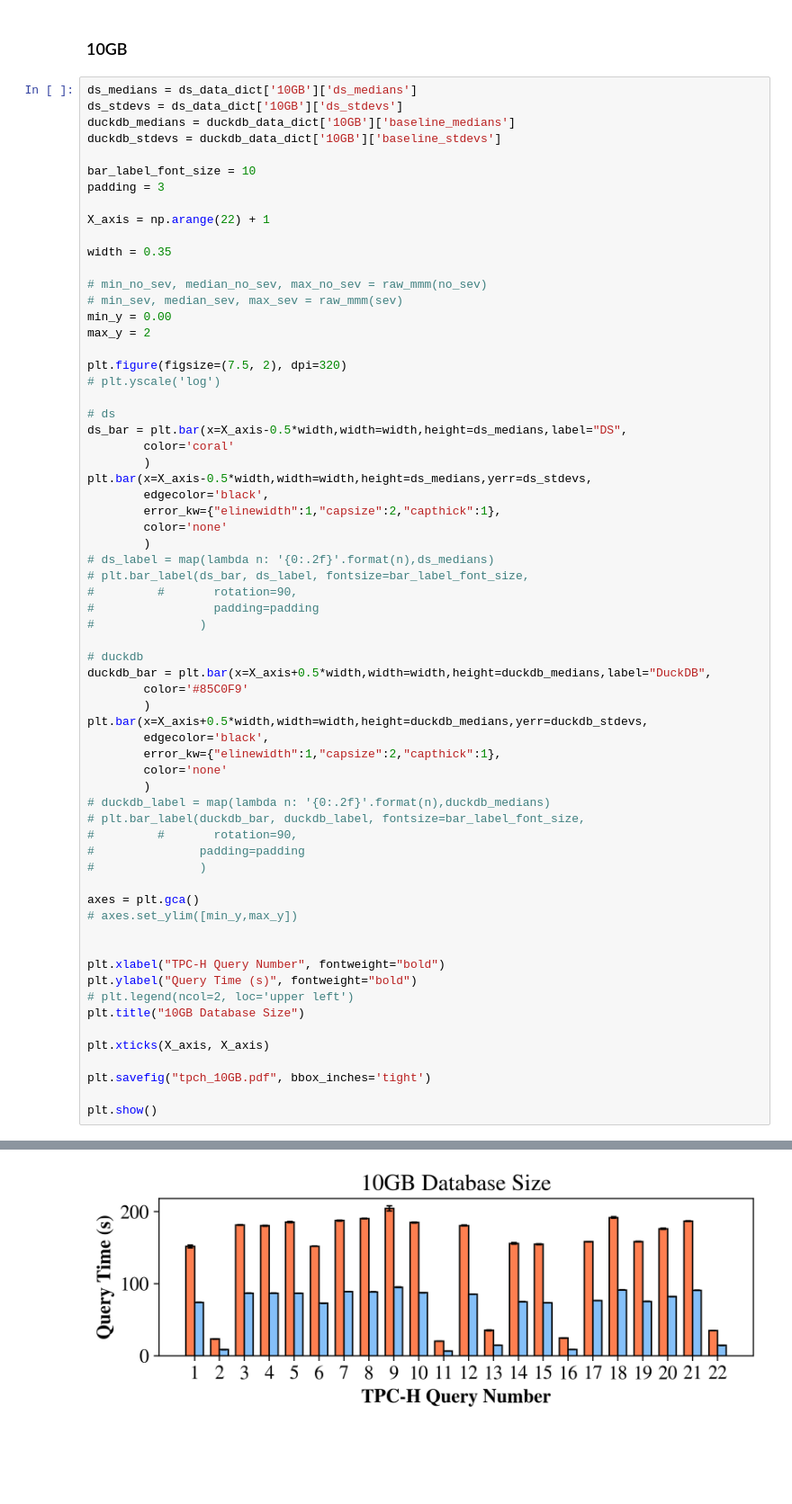
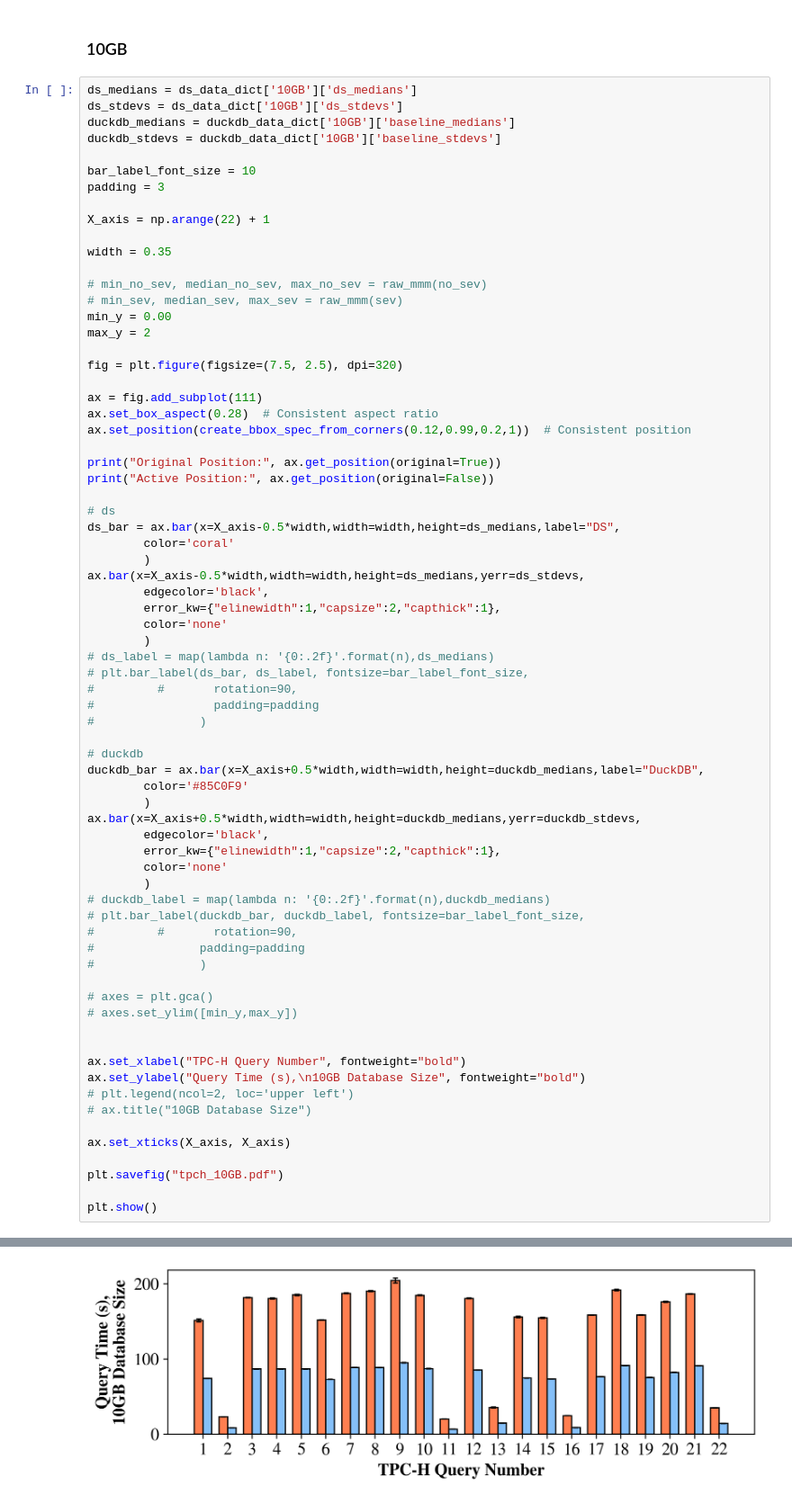
Before and after one commit to Dumplingz/data-pooling-experiments, a Jupyter notebook: data_analysis/tpch_data_parsing.ipynb, the cells around one changed output, grey strips where cells are left out. Shown at 90% size. Drawn from its saved outputs; the diff is of its cells as text; blank space fills up the shorter version.

```diff
--- a/data_analysis/tpch_data_parsing.ipynb
+++ b/data_analysis/tpch_data_parsing.ipynb
@@ -364,14 +376,20 @@ width = 0.35
 min_y = 0.00
 max_y = 2
 
-plt.figure(figsize=(7.5, 2), dpi=320)
-# plt.yscale('log')
+fig = plt.figure(figsize=(7.5, 2.5), dpi=320)
+
+ax = fig.add_subplot(111)
+ax.set_box_aspect(0.28)  # Consistent aspect ratio
+ax.set_position(create_bbox_spec_from_corners(0.12,0.99,0.2,1))  # Consistent position
+
+print("Original Position:", ax.get_position(original=True))
+print("Active Position:", ax.get_position(original=False))
 
 # ds
-ds_bar = plt.bar(x=X_axis-0.5*width,width=width,height=ds_medians,label="DS",
+ds_bar = ax.bar(x=X_axis-0.5*width,width=width,height=ds_medians,label="DS",
         color='coral'
         )
-plt.bar(x=X_axis-0.5*width,width=width,height=ds_medians,yerr=ds_stdevs,
+ax.bar(x=X_axis-0.5*width,width=width,height=ds_medians,yerr=ds_stdevs,
         edgecolor='black',
         error_kw={"elinewidth":1,"capsize":2,"capthick":1},
         color='none'
@@ -383,10 +401,10 @@ plt.bar(x=X_axis-0.5*width,width=width,height=ds_medians,yerr=ds_stdevs,
 #               )
 
 # duckdb
-duckdb_bar = plt.bar(x=X_axis+0.5*width,width=width,height=duckdb_medians,label="DuckDB",
+duckdb_bar = ax.bar(x=X_axis+0.5*width,width=width,height=duckdb_medians,label="DuckDB",
         color='#85C0F9'
         )
-plt.bar(x=X_axis+0.5*width,width=width,height=duckdb_medians,yerr=duckdb_stdevs,
+ax.bar(x=X_axis+0.5*width,width=width,height=duckdb_medians,yerr=duckdb_stdevs,
         edgecolor='black',
         error_kw={"elinewidth":1,"capsize":2,"capthick":1},
         color='none'
@@ -397,18 +415,18 @@ plt.bar(x=X_axis+0.5*width,width=width,height=duckdb_medians,yerr=duckdb_stdevs,
 #               padding=padding
 #               )
 
-axes = plt.gca()
+# axes = plt.gca()
 # axes.set_ylim([min_y,max_y])
 
 
-plt.xlabel("TPC-H Query Number", fontweight="bold")
-plt.ylabel("Query Time (s)", fontweight="bold")
+ax.set_xlabel("TPC-H Query Number", fontweight="bold")
+ax.set_ylabel("Query Time (s),\n10GB Database Size", fontweight="bold")
 # plt.legend(ncol=2, loc='upper left')
-plt.title("10GB Database Size")
+# ax.title("10GB Database Size")
 
-plt.xticks(X_axis, X_axis)
+ax.set_xticks(X_axis, X_axis)
 
-plt.savefig("tpch_10GB.pdf", bbox_inches='tight')
+plt.savefig("tpch_10GB.pdf")
 
 plt.show()
 # %% [output]
@@ -415 +435 @@ plt.show()
-[figure, old version]
+[figure, new version]
```
Also changed, not shown: parts of 4 cells of this notebook, 4 other files.
